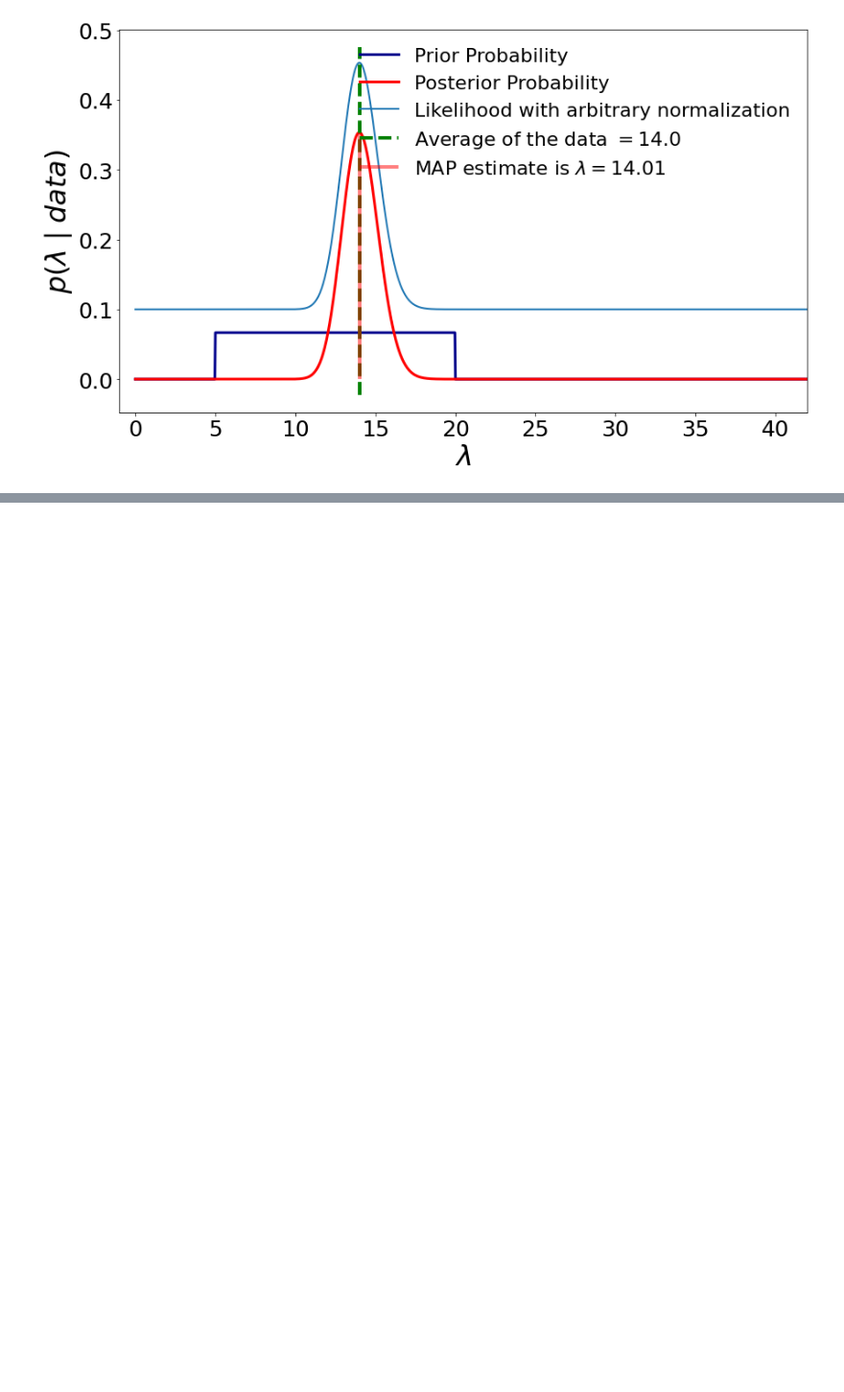
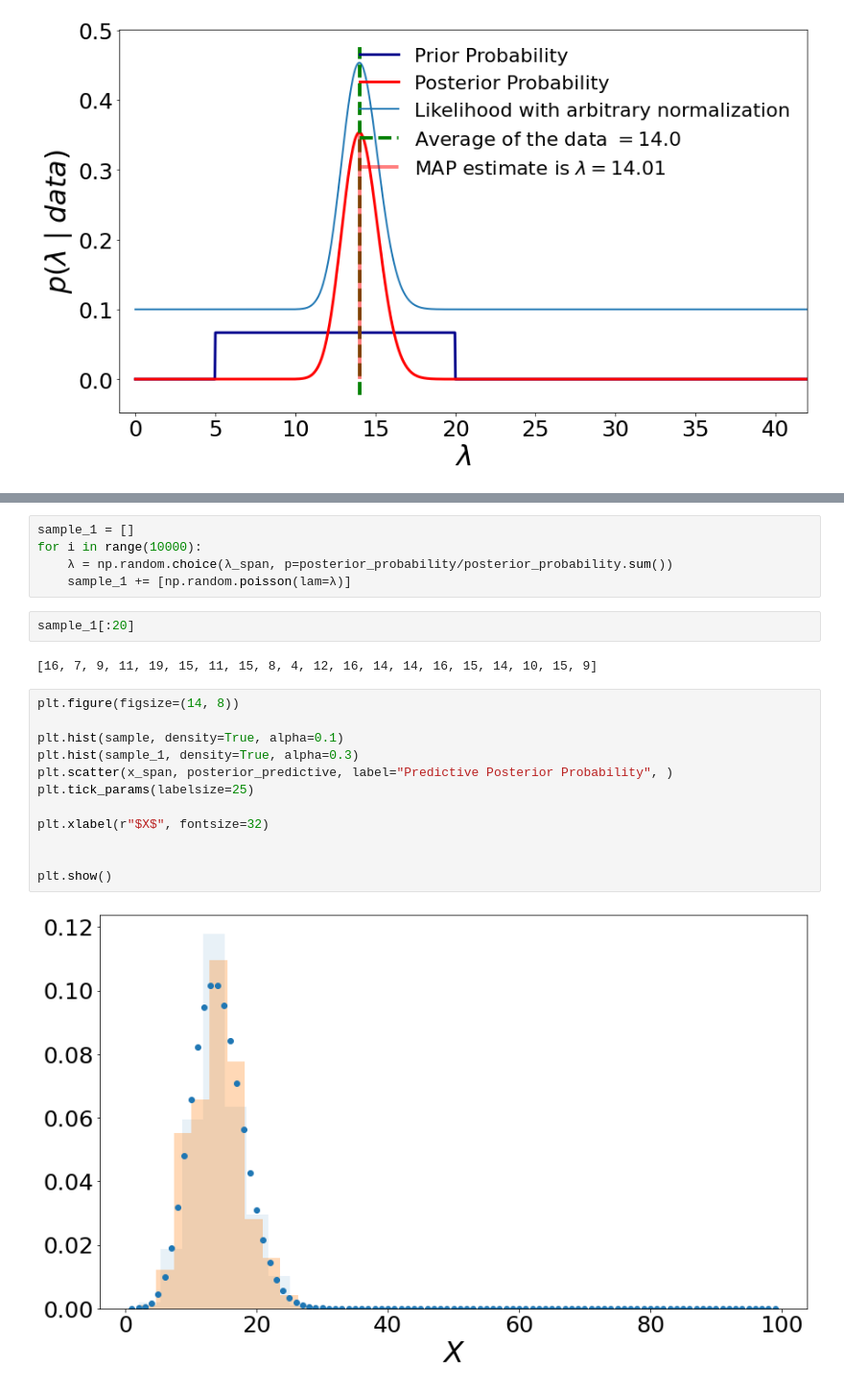
Before and after one commit to sinataamoli/Applied-Machine-Learning, a Jupyter notebook: Session 3 - Least Squares.ipynb, the cells around one changed output, grey strips where cells are left out. Shown at 96% size. Saved outputs shown, nothing was run; the diff lists cells and outputs as text; blank space fills up the shorter version.

```diff
--- a/Session 3 - Least Squares.ipynb
+++ b/Session 3 - Least Squares.ipynb
@@ -268,0 +334,23 @@ ax.legend(fontsize=22, frameon=False, loc="upper right");
+# %%
+sample_1 = []
+for i in range(10000):
+    λ = np.random.choice(λ_span, p=posterior_probability/posterior_probability.sum())
+    sample_1 += [np.random.poisson(lam=λ)]
+# %%
+sample_1[:20]
+# %% [output]
+[16, 7, 9, 11, 19, 15, 11, 15, 8, 4, 12, 16, 14, 14, 16, 15, 14, 10, 15, 9]
+# %%
+plt.figure(figsize=(14, 8))
+
+plt.hist(sample, density=True, alpha=0.1)
+plt.hist(sample_1, density=True, alpha=0.3)
+plt.scatter(x_span, posterior_predictive, label="Predictive Posterior Probability", )
+plt.tick_params(labelsize=25)
+
+plt.xlabel(r"$X$", fontsize=32)
+
+
+plt.show()
+# %% [output]
+[figure, added]
```
Also changed, not shown: parts of 9 cells of this notebook.
